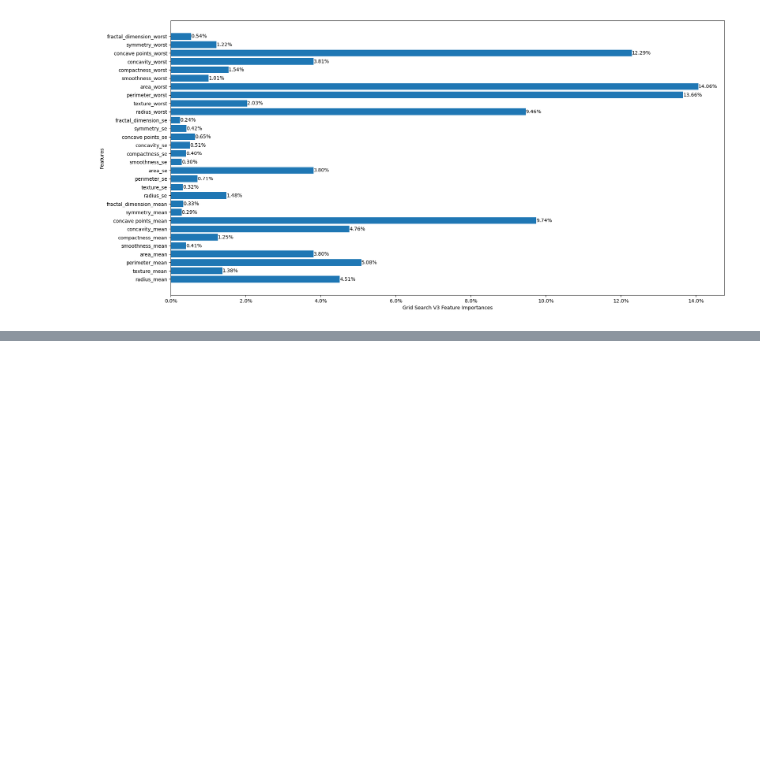
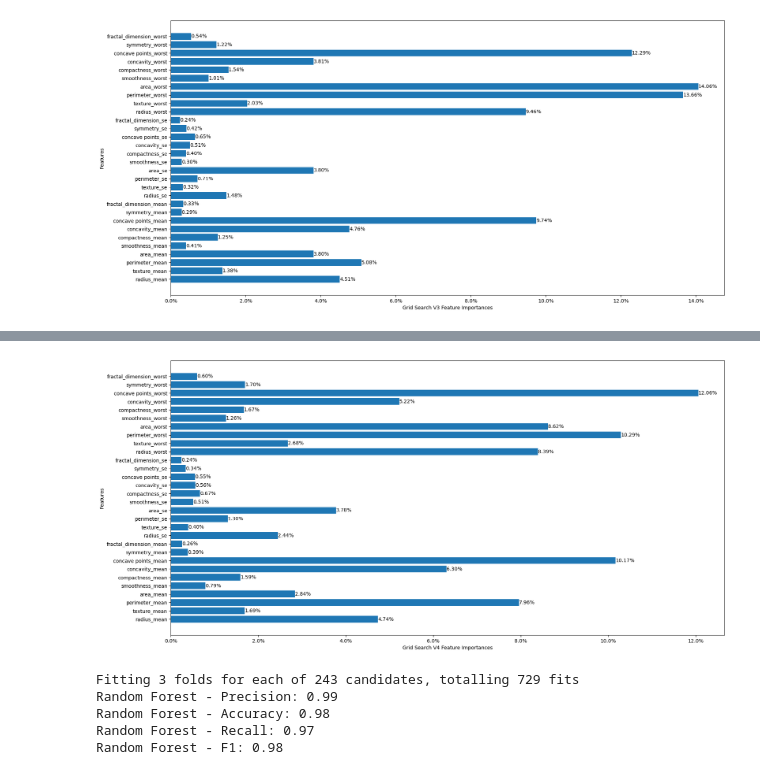
Before and after one commit to m-liv/bc-project, a Jupyter notebook: decision_tree.ipynb, the cells around one changed output, grey strips where cells are left out. Cells and saved outputs as stored; diff of their text form; code cells hidden in the pictures; blank space fills up the shorter version.

```diff
--- a/decision_tree.ipynb
+++ b/decision_tree.ipynb
@@ -290,0 +316,20 @@ plot_feature_importances(v3rf, "Grid Search V3 Feature Importances")
+# %%
+plot_feature_importances(v4rf, "Grid Search V4 Feature Importances")
+# %% [output]
+[figure, added]
+# %%
+param_grid5 = {
+    'n_estimators': [50, 100, 150],
+    'criterion': ['gini', 'entropy', 'log_loss'],
+    'max_depth': [None, 7, 10],
+    'min_samples_split': [4, 6, 8],
+    'min_samples_leaf': [3,4,5]
+}
+
+v5rf, v5pred, v5prec, v5acc, v5rec, v5f1, v5_ytest = grid_search_random_forest(X, y, param_grid5)
+# %% [output]
+Fitting 3 folds for each of 243 candidates, totalling 729 fits
+Random Forest - Precision: 0.99
+Random Forest - Accuracy: 0.98
+Random Forest - Recall: 0.97
+Random Forest - F1: 0.98
```
Also changed, not shown: parts of 8 cells of this notebook.
